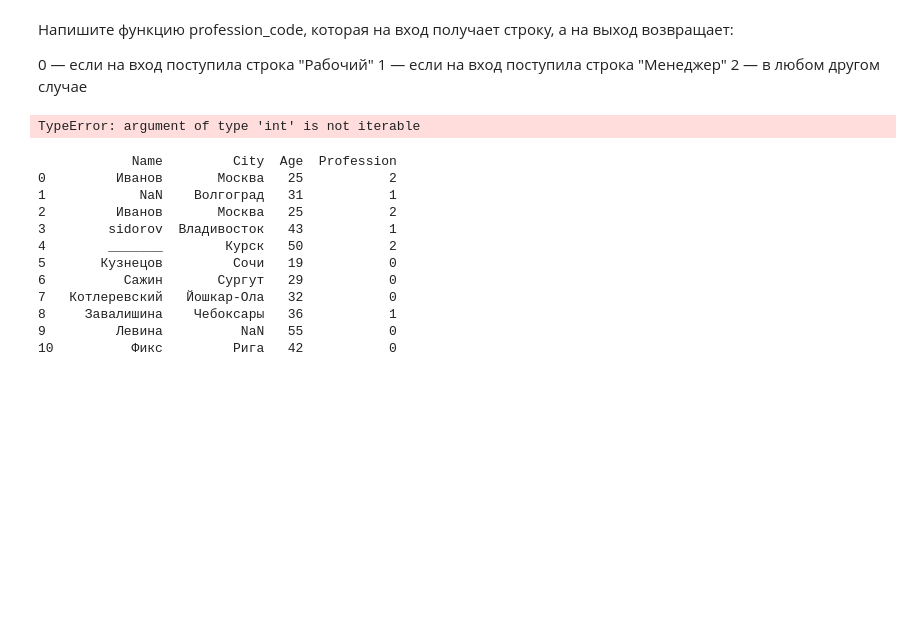
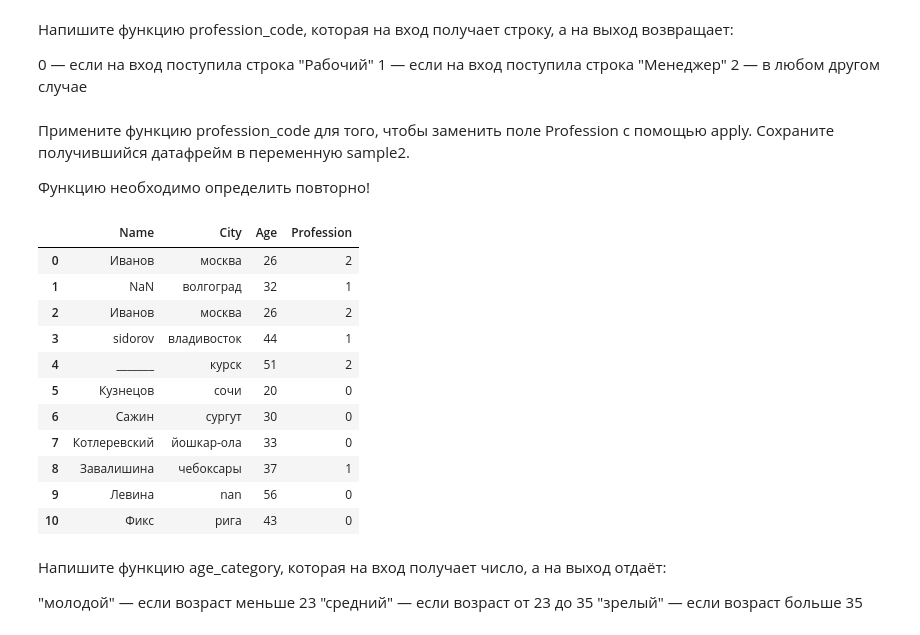
Before and after one commit to aar44i/DataScience, a Jupyter notebook: SkillFactory/8 фильтрация фрейма.ipynb, the cells around one changed output. Saved outputs shown, nothing was run; the diff lists cells and outputs as text; code cells hidden in the pictures; blank space fills up the shorter version.

```diff
--- a/SkillFactory/8.ipynb
+++ b/SkillFactory/8 фильтрация фрейма.ipynb
@@ -334,22 +334,38 @@ def profession_code(s):
         return 1
     else:
         return 2
-# sp.Profession = sp.Profession.apply(profession_code)
-sp['Profession'] = sp['Profession'].apply(profession_code)
+#sp.Profession = sp.Profession.apply(profession_code)
+# sp['Profession'] = sp['Profession'].apply(profession_code)
-# %% [output]
-TypeError: argument of type 'int' is not iterable
-# %%
-print(sp)
-# %% [output]
-            Name         City  Age  Profession
-0         Иванов       Москва   25           2
-1            NaN    Волгоград   31           1
-2         Иванов       Москва   25           2
-3        sidorov  Владивосток   43           1
-4        _______        Курск   50           2
-5       Кузнецов         Сочи   19           0
-6          Сажин       Сургут   29           0
-7   Котлеревский   Йошкар-Ола   32           0
-8     Завалишина    Чебоксары   36           1
-9         Левина          NaN   55           0
-10          Фикс         Рига   42           0
+# %% [markdown]
+Примените функцию profession_code для того, чтобы заменить поле Profession с помощью apply. Сохраните получившийся датафрейм в переменную sample2.
+
+Функцию необходимо определить повторно!
+# %%
+def profession_code(s):
+    if 'Рабочий' in s:
+        return 0
+    elif 'Менеджер' in s:
+        return 1
+    else:
+        return 2
+sp['Profession'] = sp['Profession'].apply(profession_code)
+sp
+# %% [output]
+|  | Name | City | Age | Profession |
+| 0 | Иванов | москва | 26 | 2 |
+| 1 | NaN | волгоград | 32 | 1 |
+| 2 | Иванов | москва | 26 | 2 |
+| 3 | sidorov | владивосток | 44 | 1 |
+| 4 | _______ | курск | 51 | 2 |
+| 5 | Кузнецов | сочи | 20 | 0 |
+| 6 | Сажин | сургут | 30 | 0 |
+| 7 | Котлеревский | йошкар-ола | 33 | 0 |
+| 8 | Завалишина | чебоксары | 37 | 1 |
+| 9 | Левина | nan | 56 | 0 |
+| 10 | Фикс | рига | 43 | 0 |
+# %% [markdown]
+Напишите функцию age_category, которая на вход получает число, а на выход отдаёт:
+
+"молодой" — если возраст меньше 23
+"средний" — если возраст от 23 до 35
+"зрелый" — если возраст больше 35
```
Also changed, not shown: parts of 17 cells of this notebook, 2 other files.
